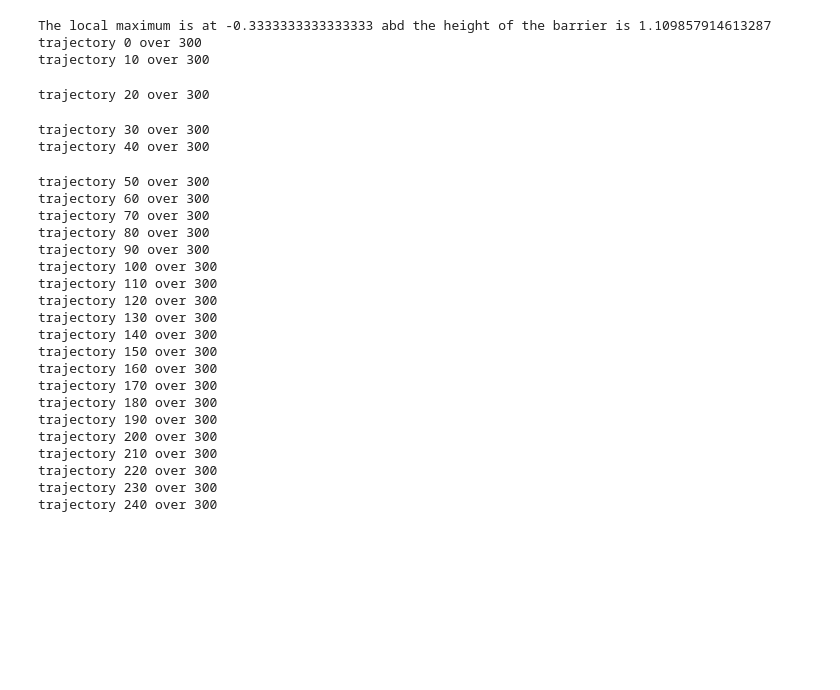
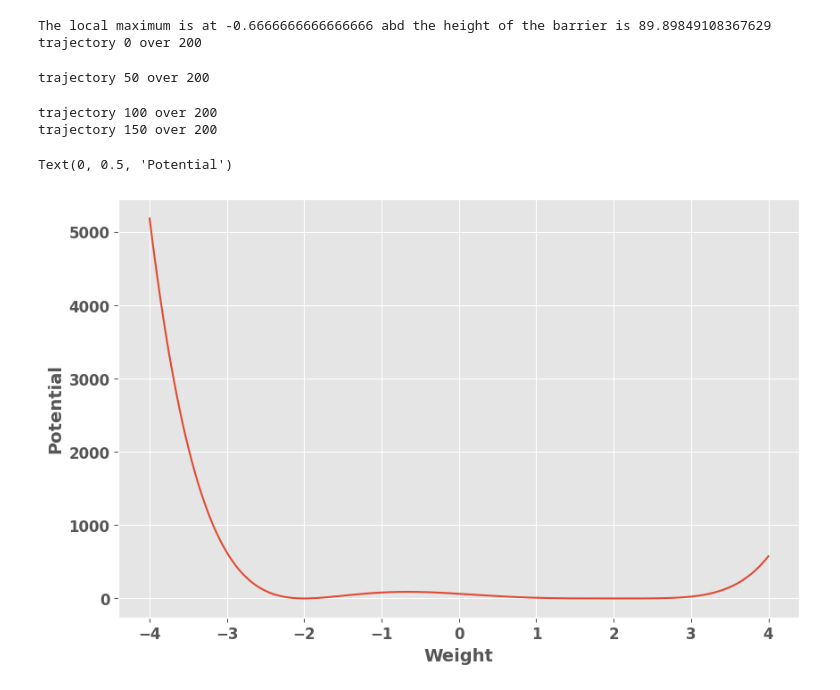
Before and after one commit to gcorlouer/sgd_on_singularities, a Jupyter notebook: experiments/sgd_vs_slt_1d.ipynb, the cells around one changed output. Cells and saved outputs as stored; diff of their text form; code cells hidden in the pictures; blank space fills up the shorter version.

```diff
--- a/experiments/sgd_vs_slt_1d.ipynb
+++ b/experiments/sgd_vs_slt_1d.ipynb
@@ -72,70 +72,51 @@ plt.rcParams.update(params)
 # %%
 # Run many trajectories of SGD
 
-d1 = 2
-d2 = 3
+d1 = 1
+d2 = 2
 lr = 0.01
-batch_size = 23
+batch_size = 30
 nsamp = 10**3
-num_trajectories = 300
-niterations = 10**3
+num_trajectories = 200
+niterations = 2*10**3
 
 # Change a and b to play with the potential barrier
-b = 1 # Singular
+b = 2 # Singular 1.2 or 2
 a = -b # regular
-wmax = (2*a + b)/3
+wmax = (a*d2 + b*d1)/(d1 + d2)
 wm = 2*a
 barrier = q(wmax, d1 ,d2, a,b)**2
 trajectories = []
 
 print(f"The local maximum is at {wmax} abd the height of the barrier is {barrier}")
 
 for i in range(num_trajectories):
-    if i % 10 == 0:
+    if i % 50 == 0:
         print(f"trajectory {i} over {num_trajectories}")
     seed = i
     w_init = np.random.uniform(wm, -wm)
     # maybe seed here?
     L = SGD_batch(lr, q, grad_q, w_init, nsamp, batch_size, seed)
     L.evolve(niterations, d1, d2,a,b)
     trajectories.append(np.array(L.w).T)
 
 trajectories = np.asarray(trajectories)
 
 # Plot potential
 
 wrange = np.linspace(-wm, wm, 1000)
 potential = q(wrange, d1 ,d2, a,b)**2
 plt.plot(wrange, potential)
 plt.xlabel("Weight")
 plt.ylabel("Potential")
 # %% [output]
-The local maximum is at -0.3333333333333333 abd the height of the barrier is 1.109857914613287
-trajectory 0 over 300
-trajectory 10 over 300
+The local maximum is at -0.6666666666666666 abd the height of the barrier is 89.89849108367629
+trajectory 0 over 200
-trajectory 20 over 300
+trajectory 50 over 200
-trajectory 30 over 300
-trajectory 40 over 300
+trajectory 100 over 200
+trajectory 150 over 200
-trajectory 50 over 300
-trajectory 60 over 300
-trajectory 70 over 300
-trajectory 80 over 300
-trajectory 90 over 300
-trajectory 100 over 300
-trajectory 110 over 300
-trajectory 120 over 300
-trajectory 130 over 300
-trajectory 140 over 300
-trajectory 150 over 300
-trajectory 160 over 300
-trajectory 170 over 300
-trajectory 180 over 300
-trajectory 190 over 300
-trajectory 200 over 300
-trajectory 210 over 300
-trajectory 220 over 300
-trajectory 230 over 300
-trajectory 240 over 300
+Text(0, 0.5, 'Potential')
+[figure, added]
 # %%
 # Plot stationary histogram:
 %matplotlib inline
```
Also changed, not shown: parts of 4 cells of this notebook, 1 other file.
